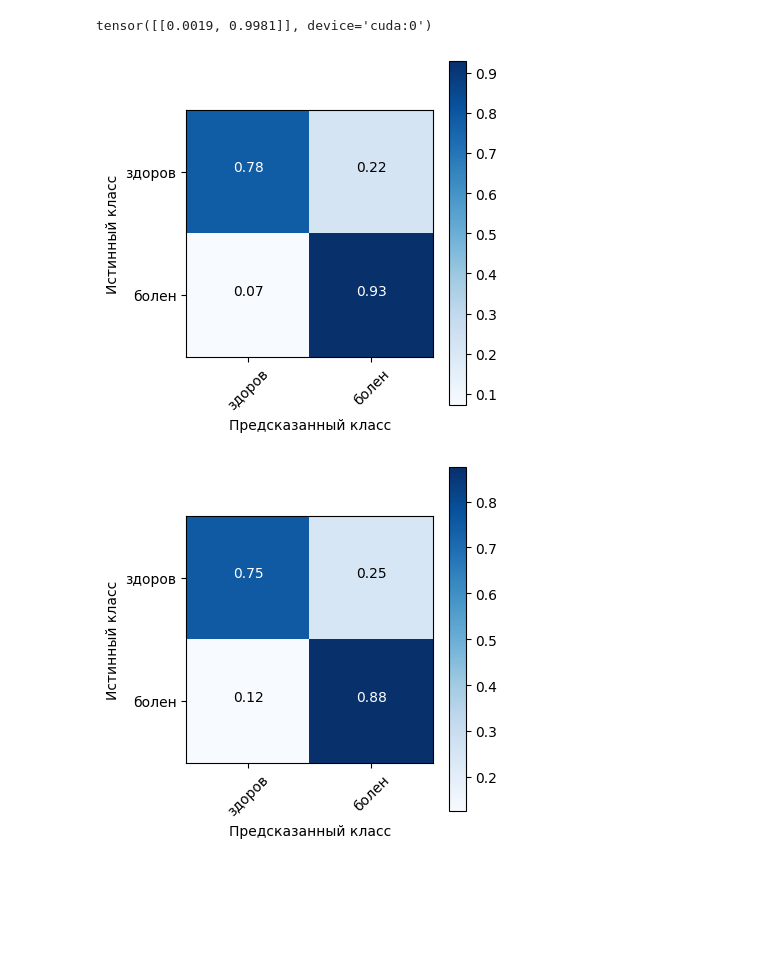
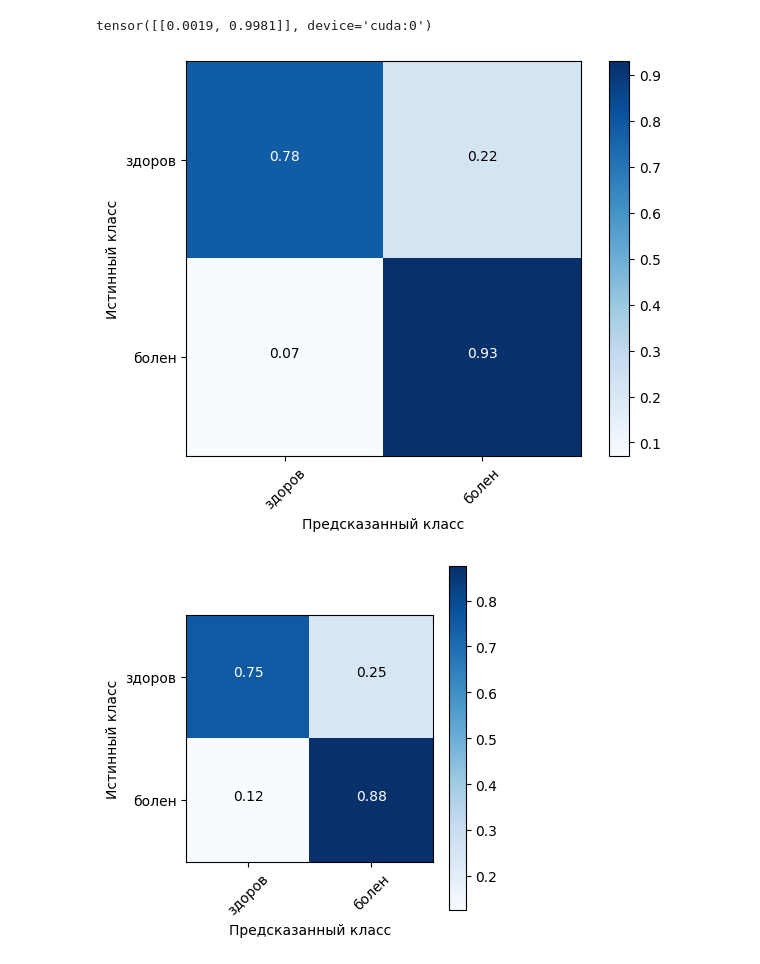
Before and after one commit to Koldim2001/ML_DL_research_VECG, a Jupyter notebook: DL_images/CNN_classification_training.ipynb, the cells around one changed output. Drawn from its saved outputs; the diff is of its cells as text; code cells hidden in the pictures; blank space fills up the shorter version.

```diff
--- a/DL_images/CNN_classification_training.ipynb
+++ b/DL_images/CNN_classification_training.ipynb
@@ -520,32 +520,32 @@ def plot_confusion_matrix(cm, classes, normalize=False, title='Матрица о
 # %%
 device = torch.device("cuda") if torch.cuda.is_available() else torch.device("cpu")
 
 # Загрузка сохраненной модели
 model = torch.jit.load("models_classification/resnet_train_ft_no_sheduler_batch64.pt").to(device).eval()
 
 # Установите модель в режим оценки (evaluation mode)
 model.eval()
 
 true_labels = []
 predicted_labels = []
 
 # Пройдите через данные из val_loader и сделайте предсказания
 with torch.no_grad():
     for inputs, labels in val_loader:
         inputs = inputs.to(device)  # Переносим данные на устройство (GPU или CPU), если нужно
         labels = labels.to(device)  # Переносим метки классов на устройство (GPU или CPU), если нужно
 
         outputs = model(inputs)
         _, predicted = torch.max(outputs, 1)  # Получаем предсказанные классы
 
         true_labels.extend(labels.cpu().numpy())
         predicted_labels.extend(predicted.cpu().numpy())
 
 
-fig, ax = plt.subplots(figsize=(4, 4))
+#fig, ax = plt.subplots(figsize=(4, 4))
 plot_confusion_matrix(confusion_matrix(true_labels, predicted_labels), ['здоров', 'болен'], normalize=True, title='')
 # %% [output]
-[figure, old version]
+[figure, new version]
 # %%
 # Загрузка сохраненной модели
 model = torch.jit.load('models_classification/custom_train_no_sheduler.pt').to(device).eval()
```
Also changed, not shown: parts of 9 cells of this notebook, 3 other files.
